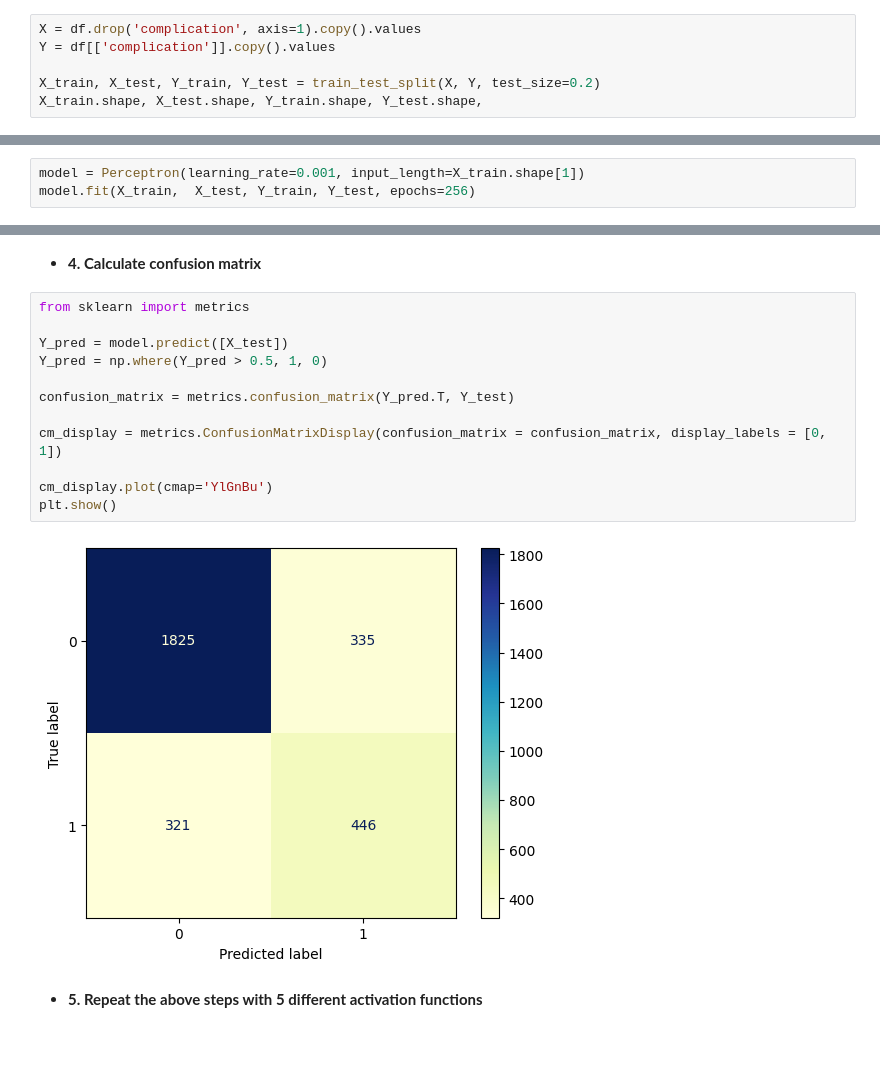
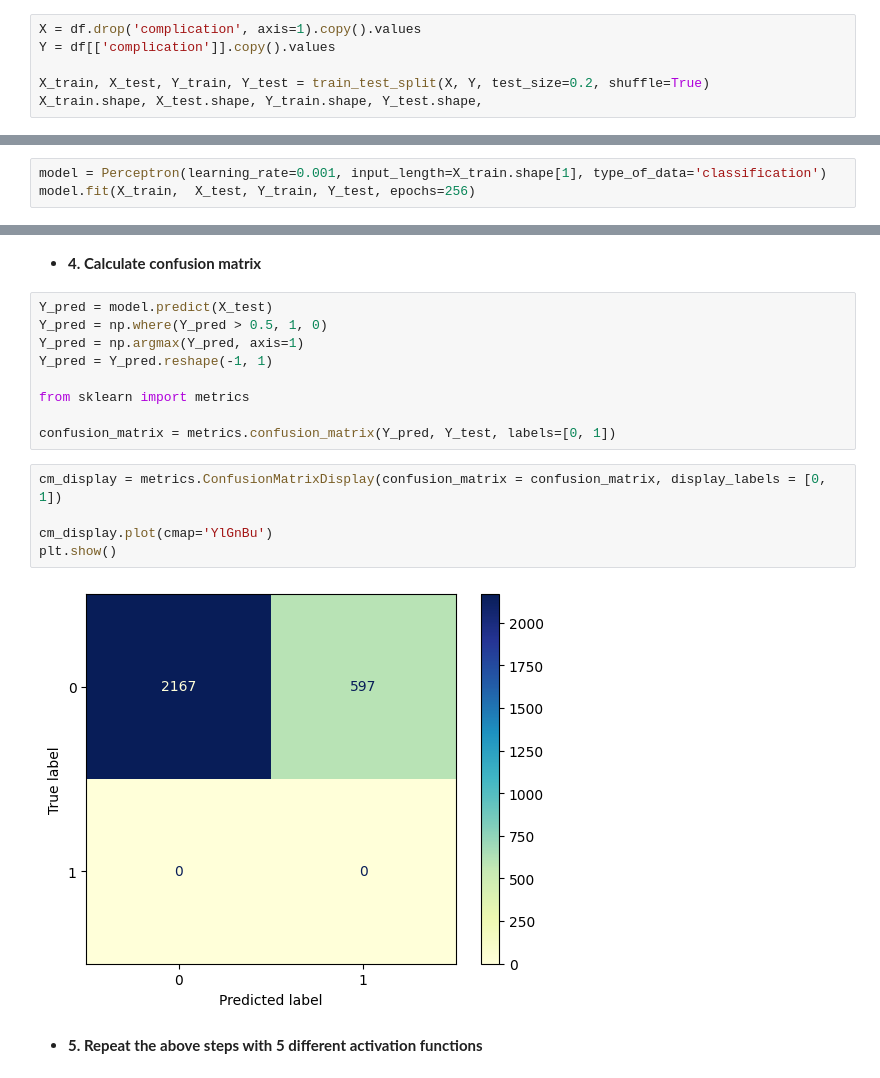
Before and after one commit to SobhanSaeedi7/MachineLearning, a Jupyter notebook: 47.perceptron_classification/1.surgical.ipynb, the cells around one changed output, grey strips where cells are left out. Drawn from its saved outputs; the diff is of its cells as text; blank space fills up the shorter version.

```diff
--- a/47.perceptron_classification/1.surgical.ipynb
+++ b/47.perceptron_classification/1.surgical.ipynb
@@ -42,12 +42,12 @@ dtype: int64
 X = df.drop('complication', axis=1).copy().values
 Y = df[['complication']].copy().values
 
-X_train, X_test, Y_train, Y_test = train_test_split(X, Y, test_size=0.2)
+X_train, X_test, Y_train, Y_test = train_test_split(X, Y, test_size=0.2, shuffle=True)
 X_train.shape, X_test.shape, Y_train.shape, Y_test.shape,
 # %% [output]
 ((11708, 24), (2927, 24), (11708, 1), (2927, 1))
 # %%
-model = Perceptron(learning_rate=0.001, input_length=X_train.shape[1])
+model = Perceptron(learning_rate=0.001, input_length=X_train.shape[1], type_of_data='classification')
 model.fit(X_train,  X_test, Y_train, Y_test, epochs=256)
 # %%
 model.evaluate(X_test, Y_test)
@@ -80,19 +80,21 @@ plt.legend(['train','test'])
 # %% [markdown]
 * **4. Calculate confusion matrix**
+# %%
+Y_pred = model.predict(X_test)
+Y_pred = np.where(Y_pred > 0.5, 1, 0)
+Y_pred = np.argmax(Y_pred, axis=1)
+Y_pred = Y_pred.reshape(-1, 1)
+
+from sklearn import metrics
+
+confusion_matrix = metrics.confusion_matrix(Y_pred, Y_test, labels=[0, 1])
 # %%
-from sklearn import metrics
-
-Y_pred = model.predict([X_test])
-Y_pred = np.where(Y_pred > 0.5, 1, 0)
-
-confusion_matrix = metrics.confusion_matrix(Y_pred.T, Y_test)
-
 cm_display = metrics.ConfusionMatrixDisplay(confusion_matrix = confusion_matrix, display_labels = [0, 1])
 
 cm_display.plot(cmap='YlGnBu')
 plt.show()
 # %% [output]
-[figure, old version]
+[figure, new version]
 # %% [markdown]
 * **5. Repeat the above steps with 5 different activation functions**
 # %%
```
Also changed, not shown: parts of 4 cells of this notebook, 4 other files.
